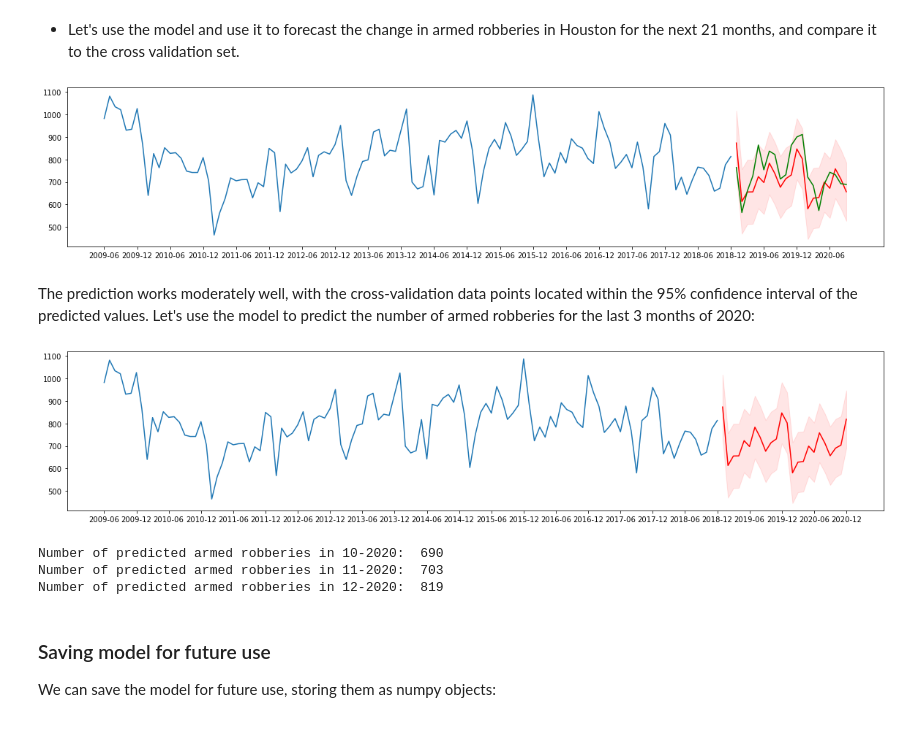
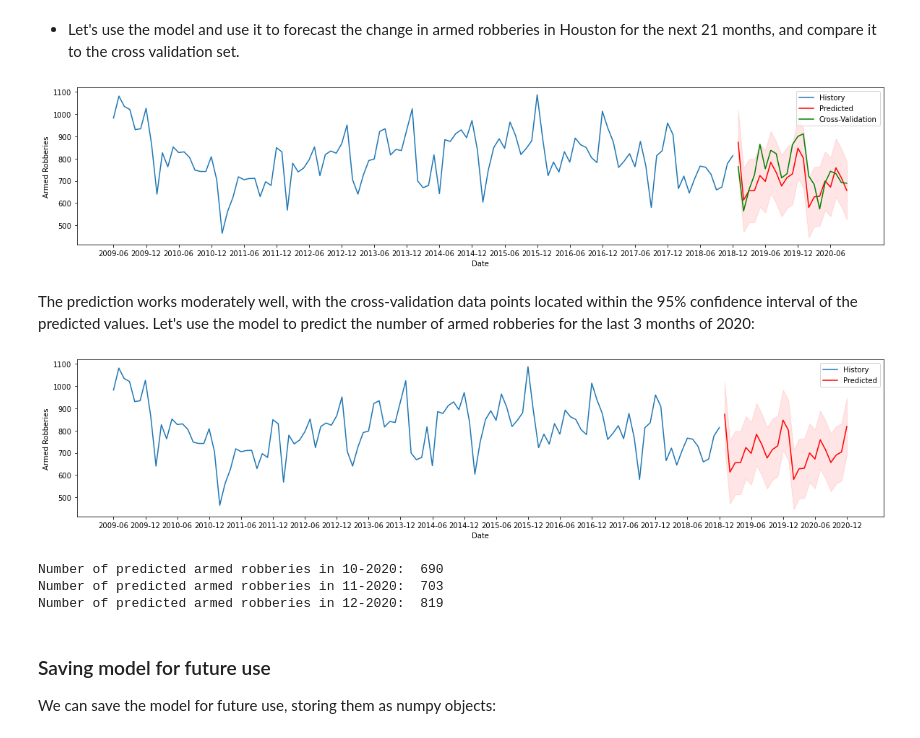
Before and after one commit to grantrzchan/HTX_Armed_Robberies, a Jupyter notebook: HTX_Robberies_ARIMA.ipynb, the cells around one changed output. Cells and saved outputs as stored; diff of their text form; code cells hidden in the pictures.

Commit message:
added legend and credits

```diff
--- a/HTX_Robberies_ARIMA.ipynb
+++ b/HTX_Robberies_ARIMA.ipynb
@@ -979,15 +979,19 @@ for i in range(steps):
 # %%
 x_datemin = np.datetime64(data_series.index[0],'M')
 x_datemax = np.datetime64(data_series.index[-1],'M')
 plt.figure(figsize=(20,4))
-plt.plot([inv_normalizer(item, ts_avg, ts_std) for item in sarimax_hist])
-plt.plot(np.arange(len(sarimax_hist), len(sarimax_hist)+steps), sarima_prediction, color='r')
-plt.plot(np.arange(len(sarimax_hist), len(sarimax_hist)+len(cv_set[0:steps])),cv_set.values[0:steps], color='g')
+plt.plot([inv_normalizer(item, ts_avg, ts_std) for item in sarimax_hist], label='History')
+plt.plot(np.arange(len(sarimax_hist), len(sarimax_hist)+steps), sarima_prediction, color='r', label='Predicted')
+plt.plot(np.arange(len(sarimax_hist), len(sarimax_hist)+len(cv_set[0:steps])),
+                cv_set.values[0:steps], color='g', label='Cross-Validation')
 plt.fill_between(np.arange(len(sarimax_hist), len(sarimax_hist)+steps), sarima_pred_lcb, sarima_pred_ucb, color='r', alpha=0.1)
 plt.xticks(np.arange(0,len(list(data_series.index)),6), np.arange(x_datemin, x_datemax,6))
+plt.xlabel('Date')
+plt.ylabel('Armed Robberies')
+plt.legend()
 plt.show()
 # %% [output]
-[figure, old version]
+[figure, new version]
 # %% [markdown]
 The prediction works moderately well, with the cross-validation data points located within the 95% confidence interval of the predicted values. Let's use the model to predict the number of armed robberies for the last 3 months of 2020:
 # %%
@@ -1008,17 +1012,20 @@ for i in range(steps):
 x_datemin = np.datetime64(data_series.index[0],'M')
 x_datemax = np.datetime64(data_series.index[-1],'M') + np.timedelta64(4, 'M')
 plt.figure(figsize=(20,4))
-plt.plot([inv_normalizer(item, ts_avg, ts_std) for item in sarimax_hist])
-plt.plot(np.arange(len(sarimax_hist), len(sarima_new_hist)), sarima_prediction, color='r')
+plt.plot([inv_normalizer(item, ts_avg, ts_std) for item in sarimax_hist], label='History')
+plt.plot(np.arange(len(sarimax_hist), len(sarima_new_hist)), sarima_prediction, color='r', label='Predicted')
 plt.fill_between(np.arange(len(sarimax_hist), len(sarima_new_hist)), sarima_pred_lcb, sarima_pred_ucb, color='r', alpha=0.1)
 plt.xticks(np.arange(0, len(sarima_new_hist), 6),np.arange(x_datemin, x_datemax,6))
+plt.xlabel('Date')
+plt.ylabel('Armed Robberies')
+plt.legend()
 plt.show()
 
 #print results for Oct-2020 to Dec-2020
 for i in range(3):
     print(f'Number of predicted armed robberies in {10+i}-2020: {sarima_prediction[-3+i]: .0f}')
 # %% [output]
-[figure, old version]
+[figure, new version]
 Number of predicted armed robberies in 10-2020:  690
 Number of predicted armed robberies in 11-2020:  703
 Number of predicted armed robberies in 12-2020:  819
```
Also changed, not shown: parts of 3 cells of this notebook.
